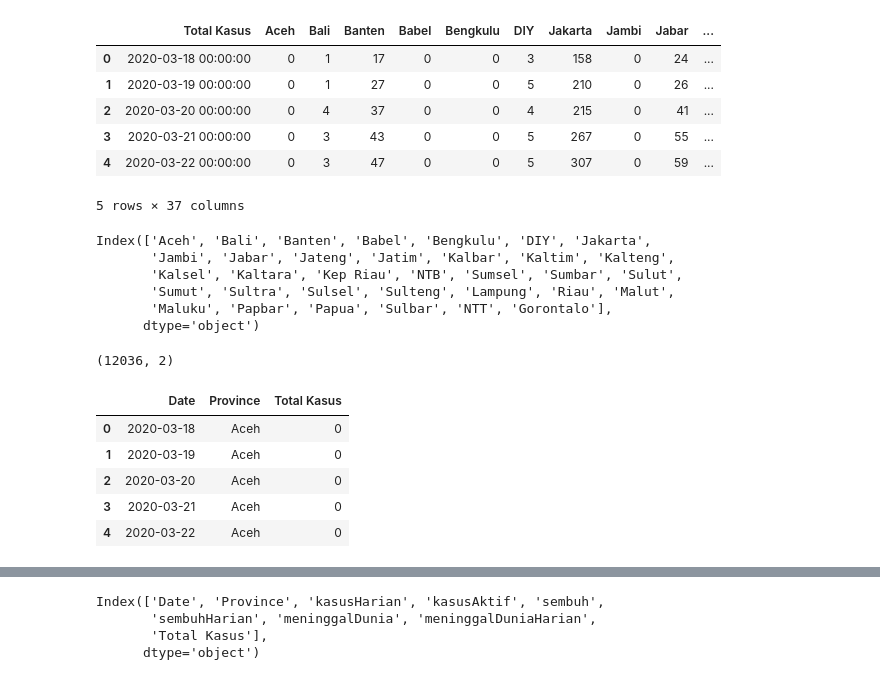
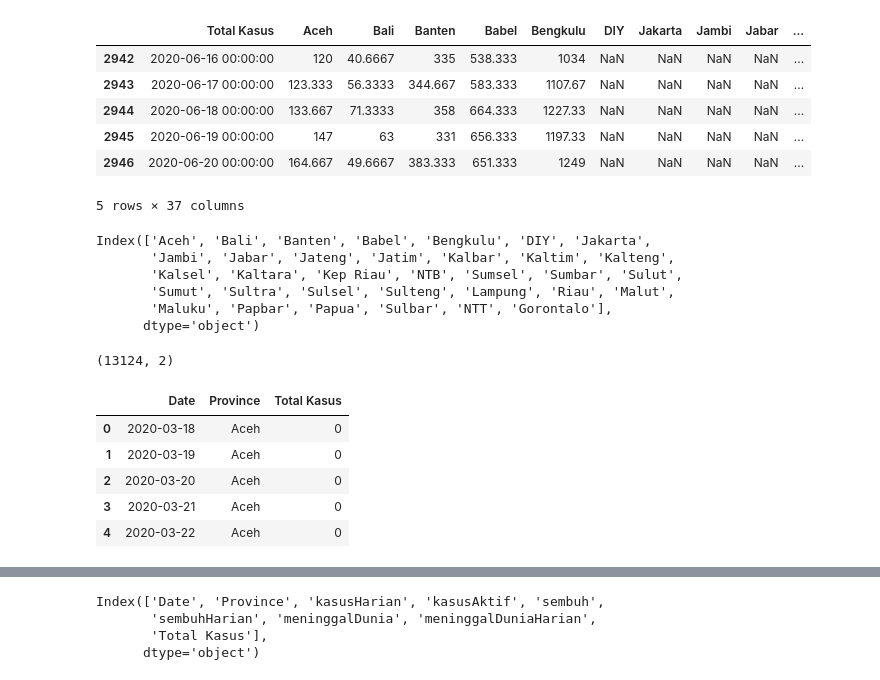
Before and after one commit to Svensone/bali-covid-app, a Jupyter notebook: data/transformKawalData.ipynb, the cells around one changed output, grey strips where cells are left out. Saved outputs shown, nothing was run; the diff lists cells and outputs as text; code cells hidden in the pictures.

```diff
--- a/data/transformKawalData.ipynb
+++ b/data/transformKawalData.ipynb
@@ -16,15 +11,15 @@
 import pandas as pd
 import numpy as np
 # %%
-df = pd.read_excel('kawalcovid19_Indo_Data.xlsx', sheet_name="Timeline")
-df.head()
+df = pd.read_excel('kawalcovid19_2021.04.09.xlsx', sheet_name="Timeline")
+df.tail()
 # %% [output]
 |  | Total Kasus | Aceh | Bali | Banten | Babel | Bengkulu | DIY | Jakarta | Jambi | Jabar | ... |
-| 0 | 2020-03-18 00:00:00 | 0 | 1 | 17 | 0 | 0 | 3 | 158 | 0 | 24 | ... |
-| 1 | 2020-03-19 00:00:00 | 0 | 1 | 27 | 0 | 0 | 5 | 210 | 0 | 26 | ... |
-| 2 | 2020-03-20 00:00:00 | 0 | 4 | 37 | 0 | 0 | 4 | 215 | 0 | 41 | ... |
-| 3 | 2020-03-21 00:00:00 | 0 | 3 | 43 | 0 | 0 | 5 | 267 | 0 | 55 | ... |
-| 4 | 2020-03-22 00:00:00 | 0 | 3 | 47 | 0 | 0 | 5 | 307 | 0 | 59 | ... |
+| 2942 | 2020-06-16 00:00:00 | 120 | 40.6667 | 335 | 538.333 | 1034 | NaN | NaN | NaN | NaN | ... |
+| 2943 | 2020-06-17 00:00:00 | 123.333 | 56.3333 | 344.667 | 583.333 | 1107.67 | NaN | NaN | NaN | NaN | ... |
+| 2944 | 2020-06-18 00:00:00 | 133.667 | 71.3333 | 358 | 664.333 | 1227.33 | NaN | NaN | NaN | NaN | ... |
+| 2945 | 2020-06-19 00:00:00 | 147 | 63 | 331 | 656.333 | 1197.33 | NaN | NaN | NaN | NaN | ... |
+| 2946 | 2020-06-20 00:00:00 | 164.667 | 49.6667 | 383.333 | 651.333 | 1249 | NaN | NaN | NaN | NaN | ... |
 5 rows × 37 columns
 # %%
 ## transform excel sheet to timeseries table (columns: Data, Province, total_cases, daily_cases, active_cases etc.)
@@ -120,7 +114,7 @@ print(df_totKasus.shape)
 df_totKasus1 = df_totKasus.reset_index()
 df_totKasus1.head()
 # %% [output]
-(12036, 2)
+(13124, 2)
 |  | Date | Province | Total Kasus |
 | 0 | 2020-03-18 | Aceh | 0 |
 | 1 | 2020-03-19 | Aceh | 0 |
```
Also changed, not shown: parts of 20 cells of this notebook, 5 other files.
